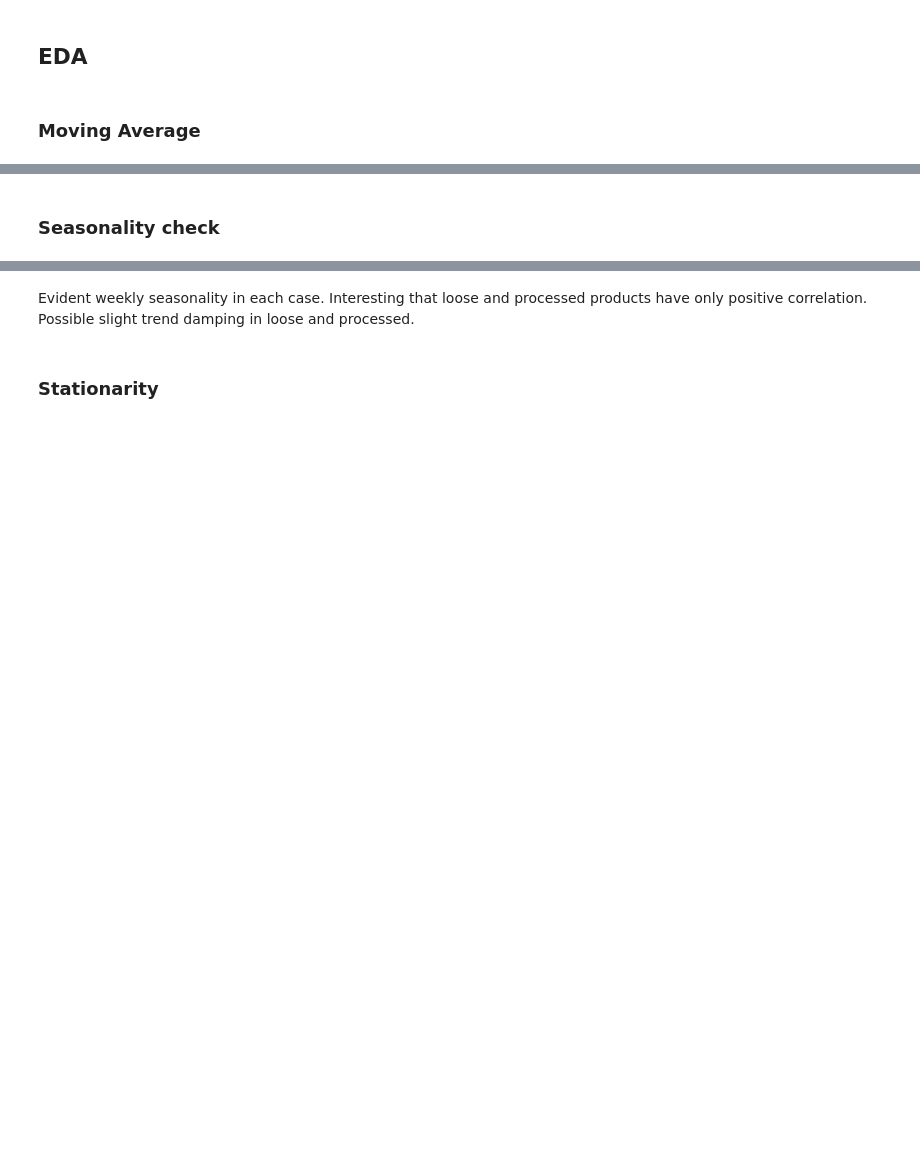
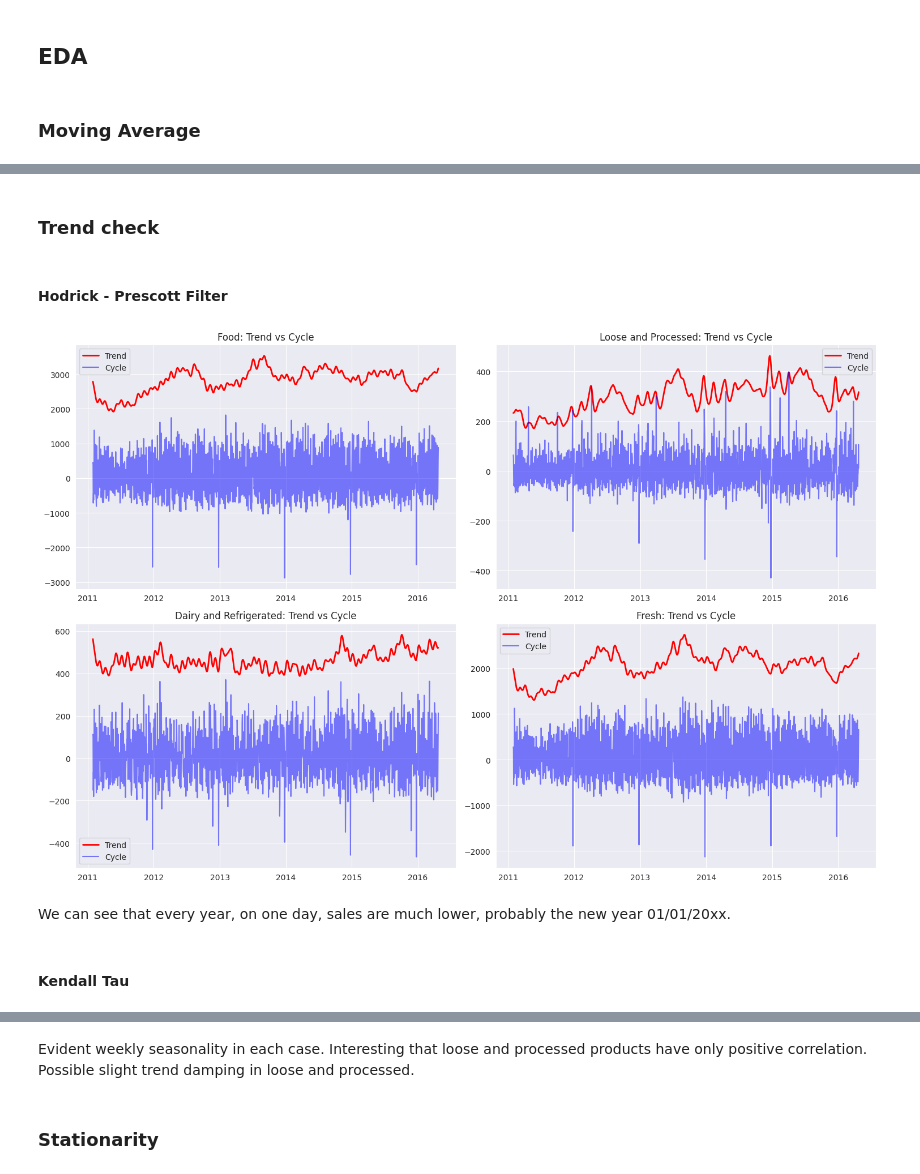
Before and after one commit to bartadamiec/walmart_sales, a Jupyter notebook: projekt.ipynb, the cells around one changed output, grey strips where cells are left out. Saved outputs shown, nothing was run; the diff lists cells and outputs as text; code cells hidden in the pictures; blank space fills up the shorter version.

Commit message:
EDA(Trend, seasonality, stationarity, decomposition), ES(holt-winters)

```diff
--- a/projekt.ipynb
+++ b/projekt.ipynb
@@ -392,2 +392,49 @@ plt.show()
-# %% [markdown]
-### Seasonality check
+# %% [markdown]
+### Trend check
+# %% [markdown]
+#### Hodrick - Prescott Filter
+# %%
+import matplotlib.pyplot as plt
+from statsmodels.tsa.filters.hp_filter import hpfilter
+
+# HP Filter for quarter data
+foods_cycle, foods_trend = hpfilter(foods["y"], lamb=1600)
+dairy_refrigerated_cycle, dairy_refrigerated_trend = hpfilter(dairy_refrigerated["y"], lamb=1600)
+loose_processed_cycle, loose_processed_trend = hpfilter(loose_processed["y"], lamb=1600)
+fresh_cycle, fresh_trend = hpfilter(fresh["y"], lamb=1600)
+
+# Plot
+fig, ((foods_plot, loose_processed_plot), (dairy_refrigerated_plot, fresh_plot)) = plt.subplots(nrows=2, ncols=2, figsize=(15, 10))
+
+# Foods
+foods_plot.set_title('Food: Trend vs Cycle')
+foods_plot.plot(foods["ds"], foods_trend, color='red', label='Trend', linewidth=2)
+foods_plot.plot(foods["ds"], foods_cycle, color='blue', alpha=0.5, label='Cycle')
+foods_plot.legend()
+
+# Loose and Processed
+loose_processed_plot.set_title('Loose and Processed: Trend vs Cycle')
+loose_processed_plot.plot(loose_processed["ds"], loose_processed_trend, color='red', label='Trend', linewidth=2)
+loose_processed_plot.plot(loose_processed["ds"], loose_processed_cycle, color='blue', alpha=0.5, label='Cycle')
+loose_processed_plot.legend()
+
+# Dairy and Refrigerated
+dairy_refrigerated_plot.set_title('Dairy and Refrigerated: Trend vs Cycle')
+dairy_refrigerated_plot.plot(dairy_refrigerated["ds"], dairy_refrigerated_trend, color='red', label='Trend', linewidth=2)
+dairy_refrigerated_plot.plot(dairy_refrigerated["ds"], dairy_refrigerated_cycle, color='blue', alpha=0.5, label='Cycle')
+dairy_refrigerated_plot.legend()
+
+# Fresh
+fresh_plot.set_title('Fresh: Trend vs Cycle')
+fresh_plot.plot(fresh["ds"], fresh_trend, color='red', label='Trend', linewidth=2)
+fresh_plot.plot(fresh["ds"], fresh_cycle, color='blue', alpha=0.5, label='Cycle')
+fresh_plot.legend()
+
+plt.tight_layout()
+plt.show()
+# %% [output]
+[figure, added]
+# %% [markdown]
+We can see that every year, on one day, sales are much lower, probably the new year 01/01/20xx.
+# %% [markdown]
+#### Kendall Tau
```
Also changed, not shown: parts of 26 cells of this notebook.
